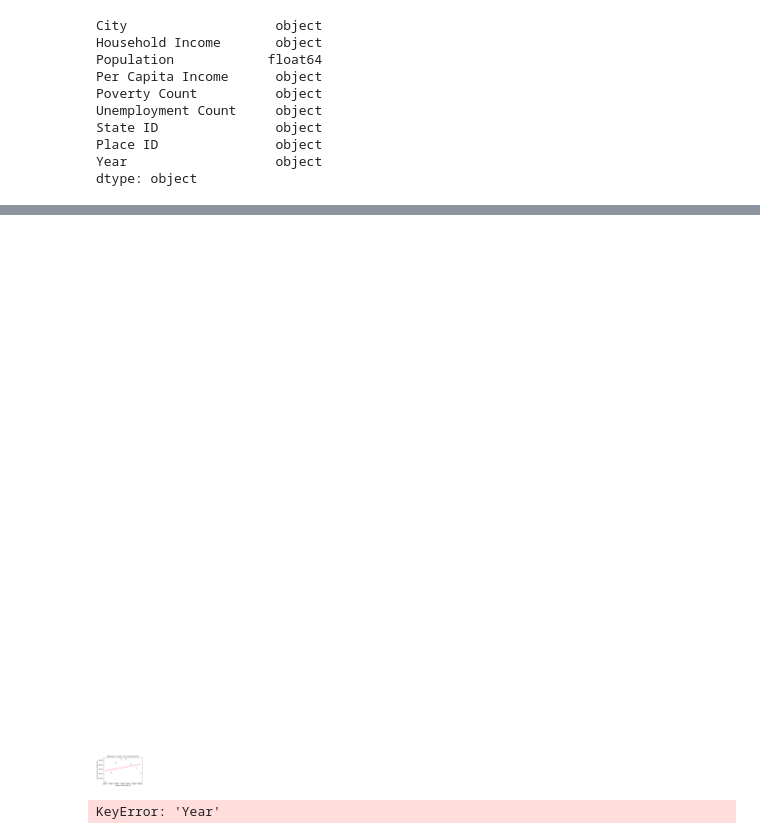
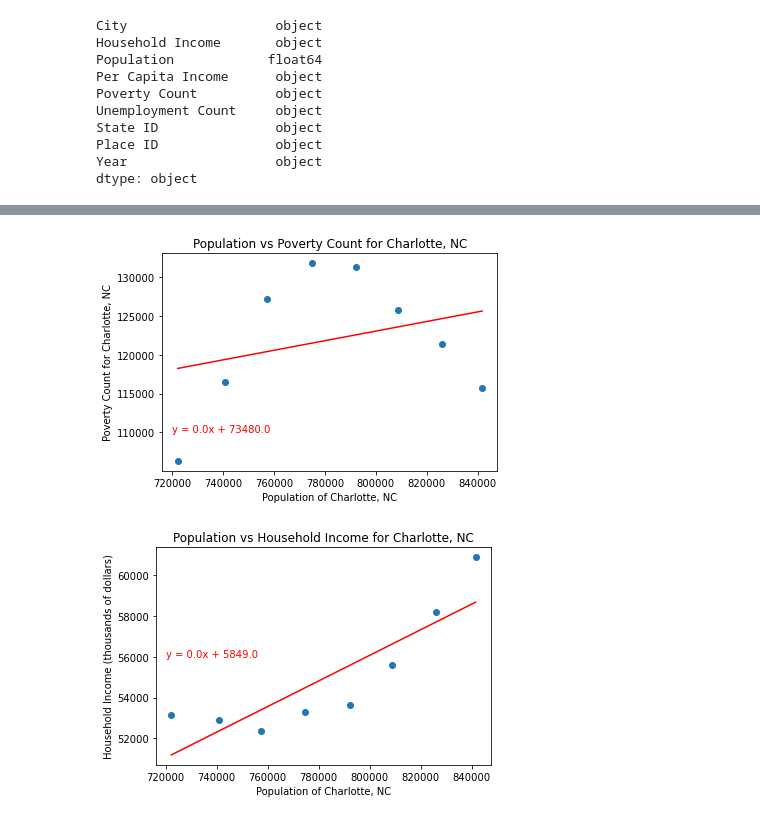
Before and after one commit to plmcgriff21/Project1, a Jupyter notebook: Project1.ipynb, the cells around one changed output, grey strips where cells are left out. Cells and saved outputs as stored; diff of their text form; code cells hidden in the pictures.

```diff
--- a/Project1.ipynb
+++ b/Project1.ipynb
@@ -382,9 +350,9 @@ dtype: object
 # %%
 df = final_census_data
 df.dtypes
-df[["Population", "Unemployment Count", "Poverty Count"]] = df[["Population", "Unemployment Count", "Poverty Count"]].astype('float64')
+df[["Household Income","Population", "Unemployment Count", "Poverty Count", "Year"]] = df[["Household Income", "Population", "Unemployment Count", "Poverty Count", "Year"]].astype('int64')
 #df.melt(id_vars=["City", "Year"], value_vars=["Unemployment Count", "Poverty Count", "Population"])
-df = df.pivot(index="Year", columns="City", values=["Population", "Unemployment Count", "Poverty Count"])
+df = df.pivot(index="Year", columns="City", values=["Population", "Unemployment Count", "Poverty Count", "Household Income"])
 df
 # %% [output]
 |  | Population |  | Unemployment Count |  | ... |
@@ -456,36 +425,36 @@ plt.show()
 # %%
 #Population vs Poverty Count - CLT
 x_values = df["Population", "Charlotte city, North Carolina"]
 x_values
 y_values = df["Poverty Count", "Charlotte city, North Carolina"]
 y_values
 (slope, intercept, rvalue, pvalue, stderr) = linregress(x_values, y_values)
 regress_values = x_values * slope + intercept
 line_eq = "y = " + str(round(slope)) + "x + " + str(round(intercept))
 plt.scatter(x_values, y_values)
 plt.plot(x_values,regress_values,"r-")
-plt.annotate(line_eq,(720000,720000), color="red")
-plt.xlabel("Population of Charlotte, NC")
+plt.annotate(line_eq,(720000,110000), color="red")
+plt.xlabel("Population of Charlotte, NC")#Population vs Poverty Count - CLT
 plt.ylabel("Poverty Count for Charlotte, NC")
 plt.title("Population vs Poverty Count for Charlotte, NC")
 plt.show()
 # %% [output]
-[figure, old version]
+[figure, new version]
 # %%
-#Population vs Poverty Count - CLT
+#Population vs Household Income - CLT
 x_values = df["Population", "Charlotte city, North Carolina"]
 x_values
-y_values = df["Year"]
+y_values = df["Household Income", "Charlotte city, North Carolina"]
 y_values
 (slope, intercept, rvalue, pvalue, stderr) = linregress(x_values, y_values)
 regress_values = x_values * slope + intercept
 line_eq = "y = " + str(round(slope)) + "x + " + str(round(intercept))
 plt.scatter(x_values, y_values)
 plt.plot(x_values,regress_values,"r-")
-plt.annotate(line_eq,(720000,720000), color="red")
+plt.annotate(line_eq,(720000,56000), color="red")
 plt.xlabel("Population of Charlotte, NC")
-plt.ylabel("Poverty Count for Charlotte, NC")
-plt.title("Population vs Poverty Count for Charlotte, NC")
+plt.ylabel("Household Income (thousands of dollars)")
+plt.title("Population vs Household Income for Charlotte, NC")
 plt.show()
 # %% [output]
-KeyError: 'Year'
+[figure, added]
```
Also changed, not shown: parts of 9 cells of this notebook, 2 other files.
